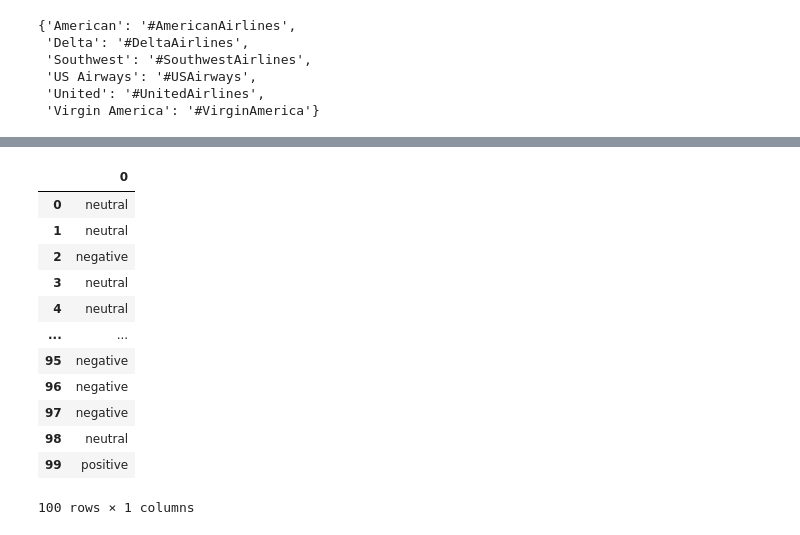
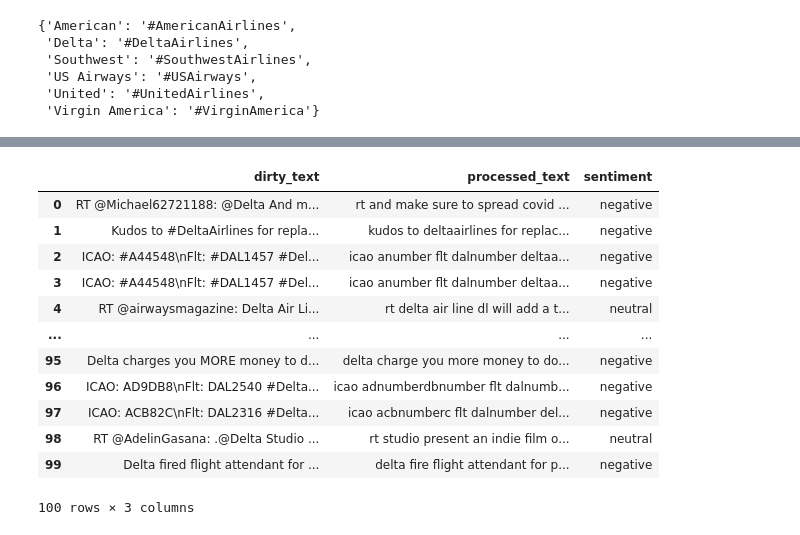
Before and after one commit to feelgd777/nlp_tweets, a Jupyter notebook: data_cleaning.ipynb, the cells around one changed output, grey strips where cells are left out. Saved outputs shown, nothing was run; the diff lists cells and outputs as text; code cells hidden in the pictures.

```diff
--- a/data_cleaning.ipynb
+++ b/data_cleaning.ipynb
@@ -604,18 +613,2 @@ X_real_vec = X_real_by_airline['Delta'].join(tfidf_df_real)
 # %%
 preds = lr.predict(X_real_vec)
-# %%
-pd.concat(pd.DataFrame(preds), pd.DataFrame()
-# %% [output]
-|  | 0 |
-| 0 | neutral |
-| 1 | neutral |
-| 2 | negative |
-| 3 | neutral |
-| 4 | neutral |
-| ... | ... |
-| 95 | negative |
-| 96 | negative |
-| 97 | negative |
-| 98 | neutral |
-| 99 | positive |
-100 rows × 1 columns
@@ -621,0 +621,16 @@ pd.concat(pd.DataFrame(preds), pd.DataFrame()
+# %%
+results
+# %% [output]
+|  | dirty_text | processed_text | sentiment |
+| 0 | RT @Michael62721188: @Delta And m... | rt and make sure to spread covid ... | negative |
+| 1 | Kudos to #DeltaAirlines for repla... | kudos to deltaairlines for replac... | negative |
+| 2 | ICAO: #A44548\nFlt: #DAL1457 #Del... | icao anumber flt dalnumber deltaa... | negative |
+| 3 | ICAO: #A44548\nFlt: #DAL1457 #Del... | icao anumber flt dalnumber deltaa... | negative |
+| 4 | RT @airwaysmagazine: Delta Air Li... | rt delta air line dl will add a t... | neutral |
+| ... | ... | ... | ... |
+| 95 | Delta charges you MORE money to d... | delta charge you more money to do... | negative |
+| 96 | ICAO: AD9DB8\nFlt: DAL2540 #Delta... | icao adnumberdbnumber flt dalnumb... | negative |
+| 97 | ICAO: ACB82C\nFlt: DAL2316 #Delta... | icao acbnumberc flt dalnumber del... | negative |
+| 98 | RT @AdelinGasana: .@Delta Studio ... | rt studio present an indie film o... | neutral |
+| 99 | Delta fired flight attendant for ... | delta fire flight attendant for p... | negative |
+100 rows × 3 columns
```
Also changed, not shown: parts of 19 cells of this notebook.
